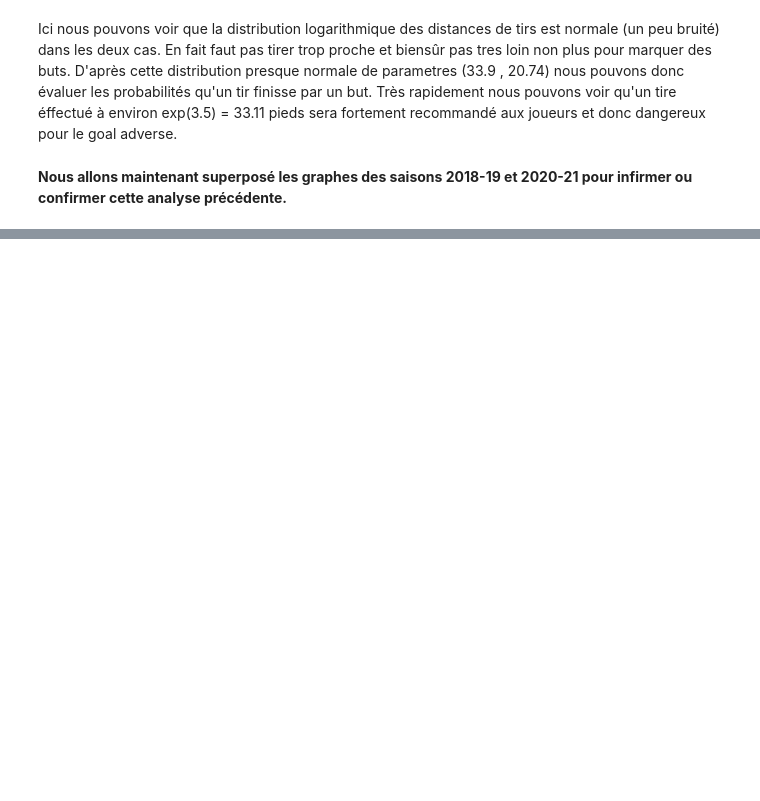
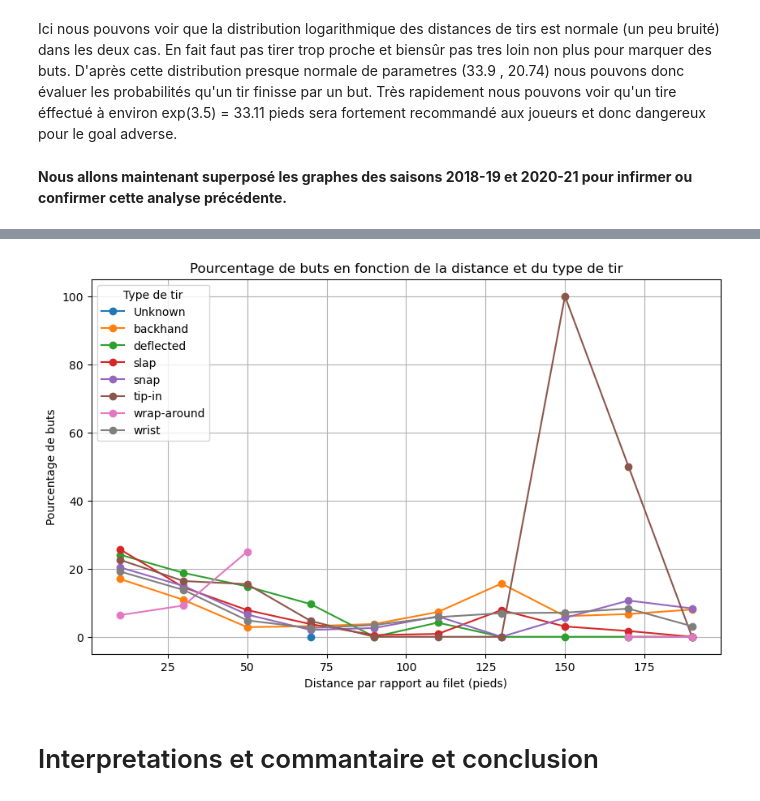
Before and after one commit to Faj1223/NHL-project, a Jupyter notebook: ift6758/notebooks/Question 4.ipynb, the cells around one changed output, grey strips where cells are left out. Saved outputs shown, nothing was run; the diff lists cells and outputs as text; code cells hidden in the pictures; blank space fills up the shorter version.

Commit message:
Visualisation simple que Kelvin pourra encore retoucher vite fait pour plus de propretés

```diff
--- a/ift6758/notebooks/Question 4.ipynb
+++ b/ift6758/notebooks/Question 4.ipynb
@@ -393,0 +444,3 @@ plot_shot_distance_histograms(df_2020)
+# %%
+df_2017 = get_dataframe_from_concatenated_csv_files(2017)
+df_2017.head(3)
@@ -393,0 +452,3 @@ plot_shot_distance_histograms(df_2020)
+# %%
+df_2017 = pipeline_home_goalie_position_and_distance_de_tir(df_2017)
+df_2017.head(3)
@@ -393,0 +466,27 @@ plot_shot_distance_histograms(df_2020)
+# %%
+# Ajoutons une colonne de "distance_bins" pour classer les distances par intervalles (ici tous les 20 pieds)
+df_2017['distance_bins'] = pd.cut(df_2017['distance_de_tir'], bins=np.arange(0, df_2017['distance_de_tir'].max() + 5, 20))
+
+# Regroupons les données par distance et type de tirs, puis calculons les totaux et pourcentages de buts
+data_grouped_2017 = df_2017.groupby(['distance_bins', 'shot_type']).agg(
+    total_shots=('event_type', 'count'),
+    total_goals=('is_goal', 'sum')
+).reset_index()
+data_grouped_2017['goal_percentage'] = (data_grouped_2017['total_goals'] / data_grouped_2017['total_shots']) * 100
+
+# Traçons le graphique
+plt.figure(figsize=(10, 6))
+for shot_type in data_grouped_2017['shot_type'].unique():
+    subset = data_grouped_2017[data_grouped_2017['shot_type'] == shot_type]
+    plt.plot(subset['distance_bins'].apply(lambda x: x.mid), subset['goal_percentage'], marker='o', label=shot_type)
+
+plt.xlabel('Distance par rapport au filet (pieds)')
+plt.ylabel('Pourcentage de buts')
+plt.title("Pourcentage de buts en fonction de la distance et du type de tir")
+plt.legend(title='Type de tir')
+plt.grid(True)
+plt.show()
+# %% [output]
+[figure, added]
+# %% [markdown]
+<h1>Interpretations et commantaire et conclusion</h1>
```
Also changed, not shown: parts of 22 cells of this notebook.
